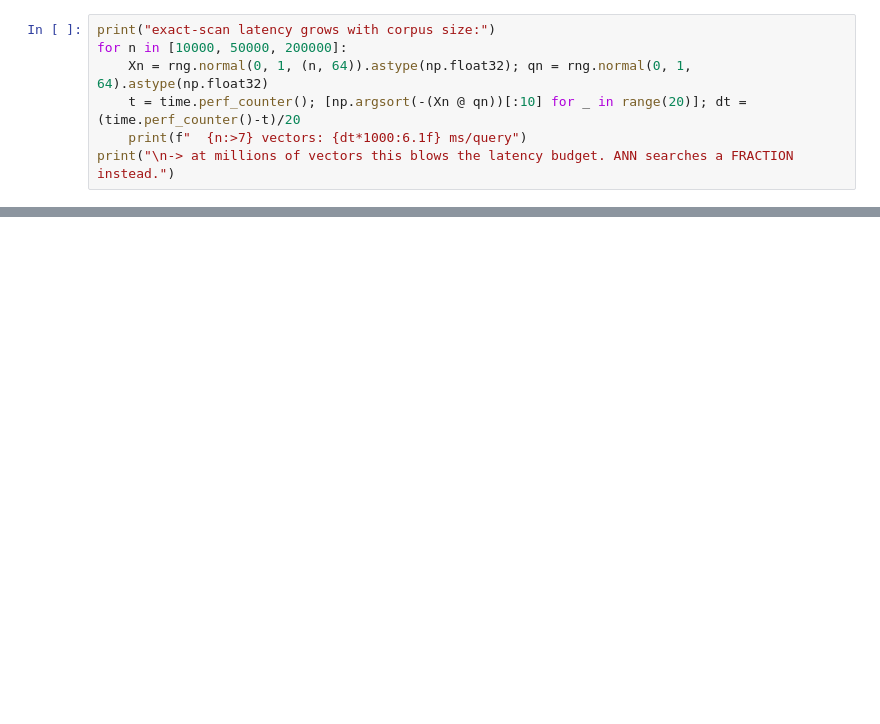
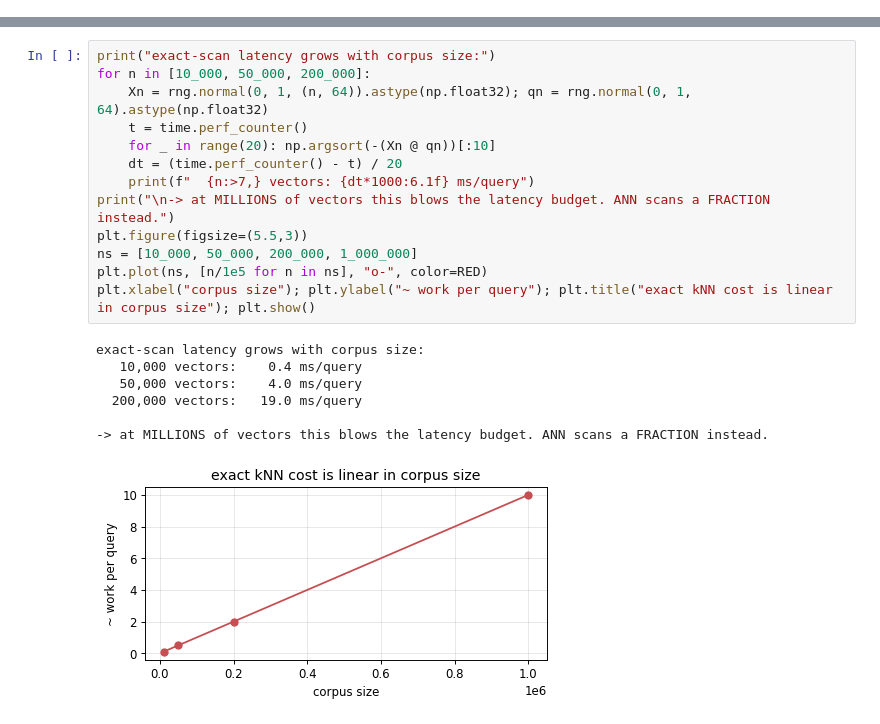
Before and after one commit to niamleeson/ml-math, a Jupyter notebook: afp/notebooks/M13-ann-vector-search.ipynb, the cells around one changed output, grey strips where cells are left out. Cells and saved outputs as stored; diff of their text form; blank space fills up the shorter version.

```diff
--- a/afp/notebooks/M13-ann-vector-search.ipynb
+++ b/afp/notebooks/M13-ann-vector-search.ipynb
@@ -59,7 +0,0 @@ $$\text{recall@}k=\frac{|\text{approx top-}k \cap \text{exact top-}k|}{k}$$
-# %%
-print("exact-scan latency grows with corpus size:")
-for n in [10000, 50000, 200000]:
-    Xn = rng.normal(0, 1, (n, 64)).astype(np.float32); qn = rng.normal(0, 1, 64).astype(np.float32)
-    t = time.perf_counter(); [np.argsort(-(Xn @ qn))[:10] for _ in range(20)]; dt = (time.perf_counter()-t)/20
-    print(f"  {n:>7} vectors: {dt*1000:6.1f} ms/query")
-print("\n-> at millions of vectors this blows the latency budget. ANN searches a FRACTION instead.")
@@ -285,0 +63,21 @@ searches are M11's embeddings, trained as **contrastive encoders** — the subje
+# %%
+print("exact-scan latency grows with corpus size:")
+for n in [10_000, 50_000, 200_000]:
+    Xn = rng.normal(0, 1, (n, 64)).astype(np.float32); qn = rng.normal(0, 1, 64).astype(np.float32)
+    t = time.perf_counter()
+    for _ in range(20): np.argsort(-(Xn @ qn))[:10]
+    dt = (time.perf_counter() - t) / 20
+    print(f"  {n:>7,} vectors: {dt*1000:6.1f} ms/query")
+print("\n-> at MILLIONS of vectors this blows the latency budget. ANN scans a FRACTION instead.")
+plt.figure(figsize=(5.5,3))
+ns = [10_000, 50_000, 200_000, 1_000_000]
+plt.plot(ns, [n/1e5 for n in ns], "o-", color=RED)
+plt.xlabel("corpus size"); plt.ylabel("~ work per query"); plt.title("exact kNN cost is linear in corpus size"); plt.show()
+# %% [output]
+exact-scan latency grows with corpus size:
+   10,000 vectors:    0.4 ms/query
+   50,000 vectors:    4.0 ms/query
+  200,000 vectors:   19.0 ms/query
+
+-> at MILLIONS of vectors this blows the latency budget. ANN scans a FRACTION instead.
+[figure, added]
```
Also changed, not shown: parts of 64 cells of this notebook, 1 other file.
